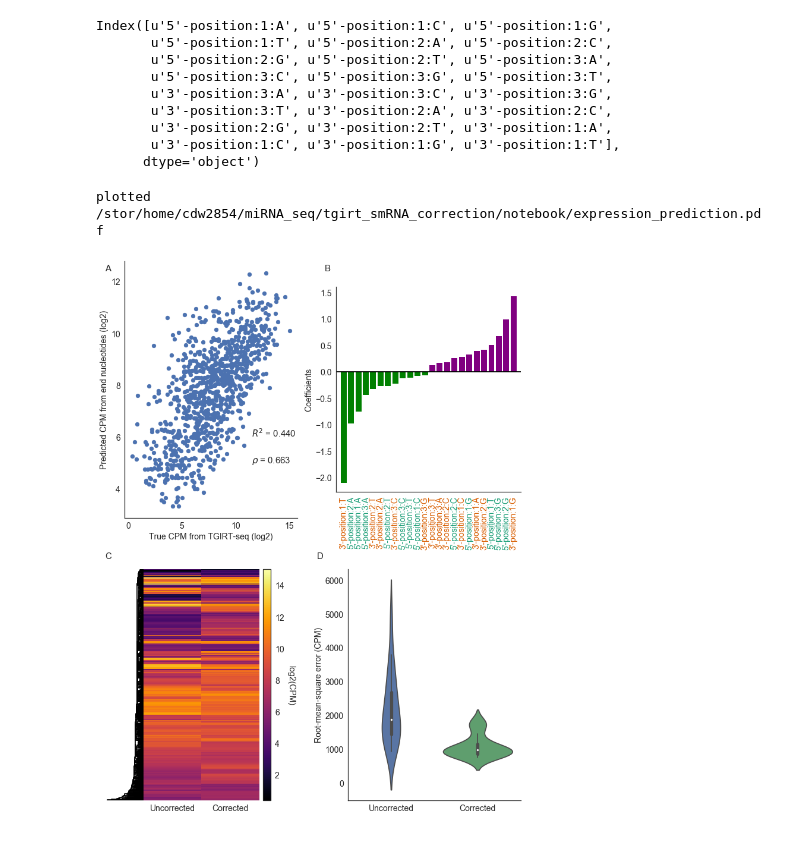
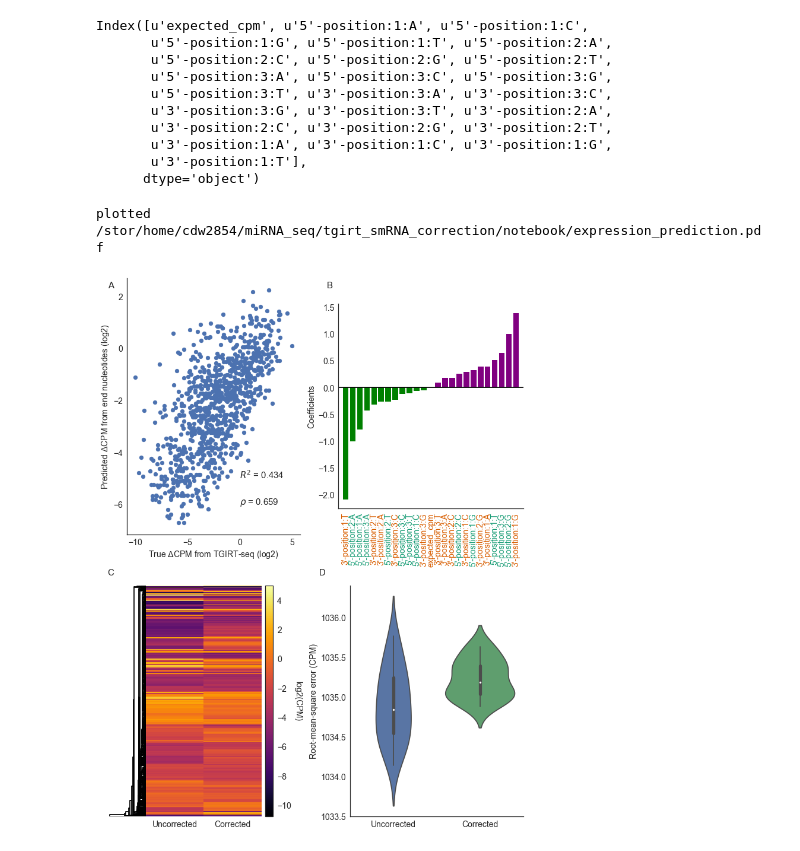
Before and after one commit to wckdouglas/tgirt_smRNA_correction, a Jupyter notebook: notebook/lm_model.ipynb, the cells around one changed output. Drawn from its saved outputs; the diff is of its cells as text; code cells hidden in the pictures.

```diff
--- a/notebook/lm_model.ipynb
+++ b/notebook/lm_model.ipynb
@@ -48,10 +48,10 @@ def preprocess_dataframe(df):
     return df
 # %%
 df = pd.read_table('../test/test_train_set.tsv')\
+    .assign(expected_cpm = lambda d: count_to_cpm(d['expected_count']))\
     .assign(cpm = lambda d: count_to_cpm(d['experimental_count']))\
-    .assign(log_cpm = lambda d: np.log2(d.cpm+1))\
+    .assign(log_cpm = lambda d: np.log2(d.cpm+1) - np.log2(d.expected_cpm))\
     .pipe(preprocess_dataframe) \
-    .query('log_cpm > 0') \
     .drop(['experimental_count','cpm'], axis=1)
 df.head()
 # %% [output]
@@ -83,14 +66,15 @@ df.head()
 X = df.drop(['seq_id','log_cpm','expected_count'], axis=1)
 X.columns
 # %% [output]
-Index([u'5'-position:1:A', u'5'-position:1:C', u'5'-position:1:G',
-       u'5'-position:1:T', u'5'-position:2:A', u'5'-position:2:C',
-       u'5'-position:2:G', u'5'-position:2:T', u'5'-position:3:A',
-       u'5'-position:3:C', u'5'-position:3:G', u'5'-position:3:T',
-       u'3'-position:3:A', u'3'-position:3:C', u'3'-position:3:G',
-       u'3'-position:3:T', u'3'-position:2:A', u'3'-position:2:C',
-       u'3'-position:2:G', u'3'-position:2:T', u'3'-position:1:A',
-       u'3'-position:1:C', u'3'-position:1:G', u'3'-position:1:T'],
+Index([u'expected_cpm', u'5'-position:1:A', u'5'-position:1:C',
+       u'5'-position:1:G', u'5'-position:1:T', u'5'-position:2:A',
+       u'5'-position:2:C', u'5'-position:2:G', u'5'-position:2:T',
+       u'5'-position:3:A', u'5'-position:3:C', u'5'-position:3:G',
+       u'5'-position:3:T', u'3'-position:3:A', u'3'-position:3:C',
+       u'3'-position:3:G', u'3'-position:3:T', u'3'-position:2:A',
+       u'3'-position:2:C', u'3'-position:2:G', u'3'-position:2:T',
+       u'3'-position:1:A', u'3'-position:1:C', u'3'-position:1:G',
+       u'3'-position:1:T'],
       dtype='object')
 # %%
 def train_lm(d, ax):
@@ -102,12 +86,12 @@ def train_lm(d, ax):
     rsqrd = explained_variance_score(Y, pred_Y)
     rho, pval = pearsonr(pred_Y, Y)
     ax.scatter(Y, pred_Y)
-    ax.text(11.5,6, '$R^2$ = %.3f' %(rsqrd), fontsize=15)
-    ax.text(11.5,5, r'$\rho$ = %.3f' %rho, fontsize=15)
+    ax.text(0,-5, '$R^2$ = %.3f' %(rsqrd), fontsize=15)
+    ax.text(0,-6, r'$\rho$ = %.3f' %rho, fontsize=15)
     ax.spines['top'].set_visible(False)
     ax.spines['right'].set_visible(False)
-    ax.set_xlabel('True CPM from TGIRT-seq (log2)')
-    ax.set_ylabel('Predicted CPM from end nucleotides (log2)')
+    ax.set_xlabel(r'True $\Delta$CPM from TGIRT-seq (log2)')
+    ax.set_ylabel(r'Predicted $\Delta$CPM from end nucleotides (log2)')
     sns.despine()
     return lm, X, Y
 
@@ -213,31 +197,31 @@ plt.rc('ytick',labelsize=14)
 plt.rc('axes',labelsize=14)
 fig = plt.figure(figsize=(9,12))
 ax = fig.add_axes([0,0.55,0.45,0.5])
 ax2 = fig.add_axes([0.55,0.6,0.48,0.4])
 lm, X, Y = train_lm(df,ax)
 coefficient_plot(df, lm, ax2)
 
 
 #plot heatmap and error
 compare_df = pd.DataFrame({'Corrected':Y - np.sum(lm.coef_ * X, axis=1),
                            'Uncorrected':df.log_cpm})
 d_ax = fig.add_axes([-0.05,0,0.1,0.45])
 cl = make_cluster(compare_df, d_ax)
 map_ax = fig.add_axes([0.05,0,0.3,0.45])
 cbar_ax = fig.add_axes([0.36,0,0.02,0.45])
 plot_heat(compare_df, cl, map_ax, cbar_ax)
 
 ax3 = fig.add_axes([0.58,0,0.45,0.45])
 error_df = plot_error(ax3, X, Y, df)
 
 #fig.tight_layout()
 fig.text(-0.05,1.03,'A',size=15)
 fig.text(0.52,1.03,'B',size=15)
 fig.text(-0.05, 0.47,'C',size=15)
 fig.text(0.5, 0.47,'D',size=15)
 figurename = os.getcwd() + '/expression_prediction.pdf'
 fig.savefig(figurename, bbox_inches='tight', transparent=True)
 print 'plotted ', figurename
 # %% [output]
 plotted  /stor/home/cdw2854/miRNA_seq/tgirt_smRNA_correction/notebook/expression_prediction.pdf
-[figure, old version]
+[figure, new version]
```
Also changed, not shown: parts of 2 cells of this notebook.
